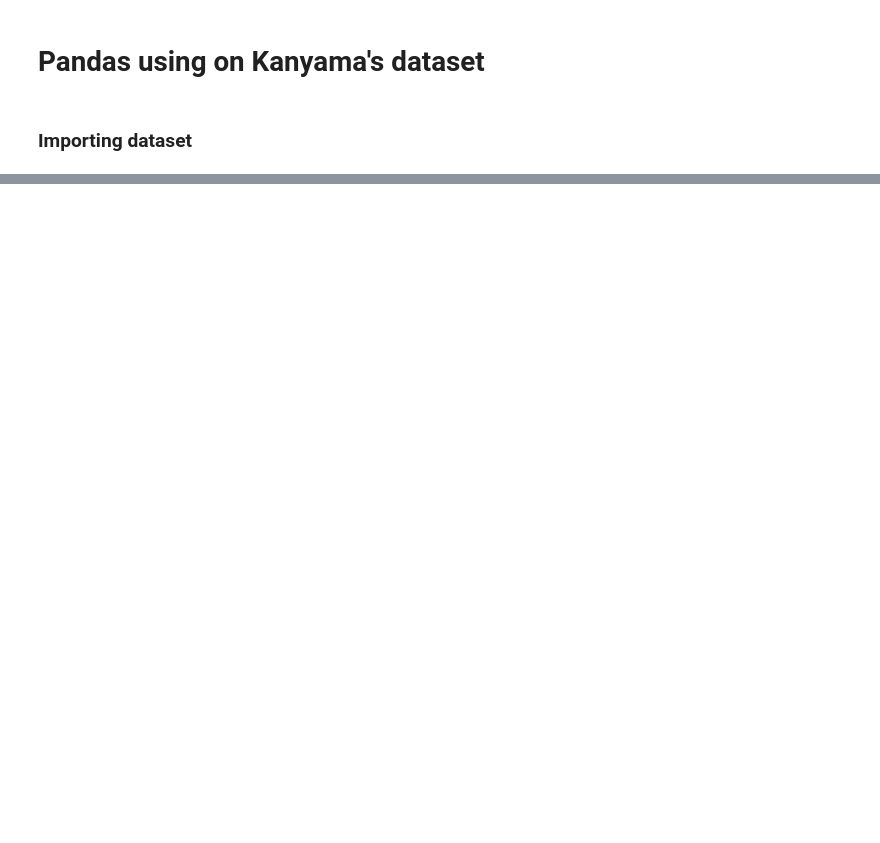
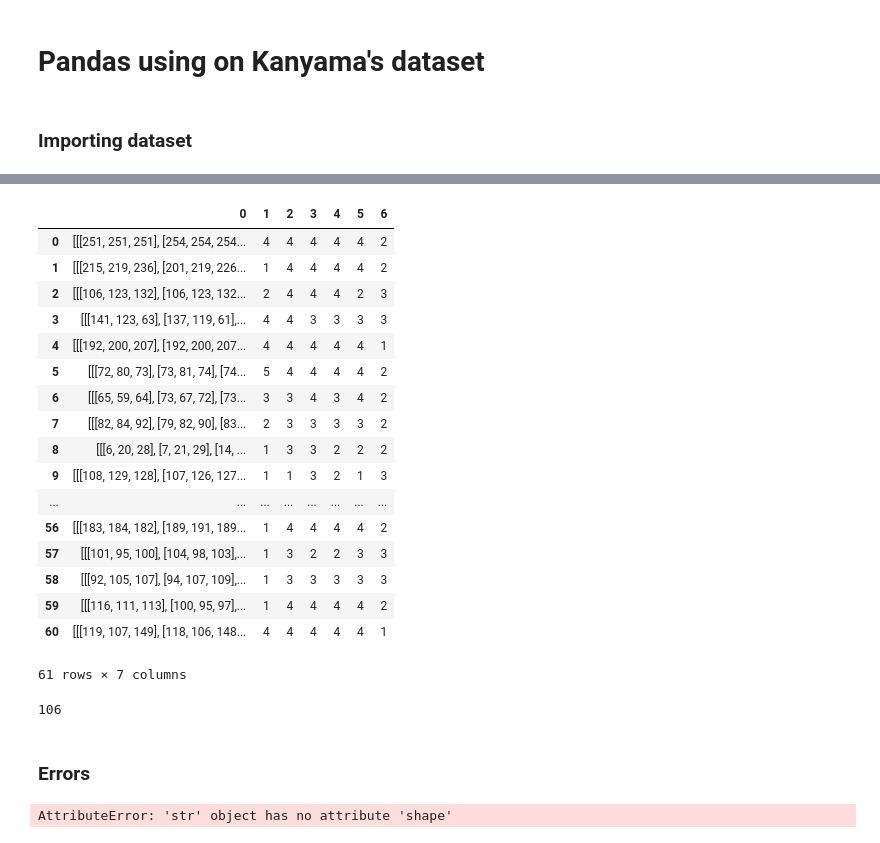
Before and after one commit to loumishima/Kanyama-Data-Exploration, a Jupyter notebook: Kanyama - Pandas.ipynb, the cells around one changed output, grey strips where cells are left out. Saved outputs shown, nothing was run; the diff lists cells and outputs as text; code cells hidden in the pictures; blank space fills up the shorter version.

```diff
--- a/Kanyama - Pandas.ipynb
+++ b/Kanyama - Pandas.ipynb
@@ -121,0 +118,45 @@ ValueError: The truth value of an array with more than one element is ambiguous.
+# %%
+# np.load("photos.npy") - Testing sample
+prototype = np.load("prot.npy")
+# %%
+Final_df = pd.DataFrame(prototype)
+
+Final_df
+# %% [output]
+|  | 0 | 1 | 2 | 3 | 4 | 5 | 6 |
+| 0 | [[[251, 251, 251], [254, 254, 254... | 4 | 4 | 4 | 4 | 4 | 2 |
+| 1 | [[[215, 219, 236], [201, 219, 226... | 1 | 4 | 4 | 4 | 4 | 2 |
+| 2 | [[[106, 123, 132], [106, 123, 132... | 2 | 4 | 4 | 4 | 2 | 3 |
+| 3 | [[[141, 123, 63], [137, 119, 61],... | 4 | 4 | 3 | 3 | 3 | 3 |
+| 4 | [[[192, 200, 207], [192, 200, 207... | 4 | 4 | 4 | 4 | 4 | 1 |
+| 5 | [[[72, 80, 73], [73, 81, 74], [74... | 5 | 4 | 4 | 4 | 4 | 2 |
+| 6 | [[[65, 59, 64], [73, 67, 72], [73... | 3 | 3 | 4 | 3 | 4 | 2 |
+| 7 | [[[82, 84, 92], [79, 82, 90], [83... | 2 | 3 | 3 | 3 | 3 | 2 |
+| 8 | [[[6, 20, 28], [7, 21, 29], [14, ... | 1 | 3 | 3 | 2 | 2 | 2 |
+| 9 | [[[108, 129, 128], [107, 126, 127... | 1 | 1 | 3 | 2 | 1 | 3 |
+| ... | ... | ... | ... | ... | ... | ... | ... |
+| 56 | [[[183, 184, 182], [189, 191, 189... | 1 | 4 | 4 | 4 | 4 | 2 |
+| 57 | [[[101, 95, 100], [104, 98, 103],... | 1 | 3 | 2 | 2 | 3 | 3 |
+| 58 | [[[92, 105, 107], [94, 107, 109],... | 1 | 3 | 3 | 3 | 3 | 3 |
+| 59 | [[[116, 111, 113], [100, 95, 97],... | 1 | 4 | 4 | 4 | 4 | 2 |
+| 60 | [[[119, 107, 149], [118, 106, 148... | 4 | 4 | 4 | 4 | 4 | 1 |
+61 rows × 7 columns
+# %%
+cv2.imshow("Toilets", dados[1])
+cv2.waitKey(0)
+# %% [output]
+106
+# %% [markdown]
+### Errors
+# %%
+import re
+
+x = [re.sub("\n  ", ",", str(i)) for i in dados['TAKE \xa0PHOTO OF INSIDE THE TOILET']]
+x = [re.sub("\n\n ", ",", str(i)) for i in dados['TAKE \xa0PHOTO OF INSIDE THE TOILET']]
+
+dados.loc[:,'TAKE \xa0PHOTO OF INSIDE THE TOILET'] = np.array(x)
+
+
+dados.loc[1,'TAKE \xa0PHOTO OF INSIDE THE TOILET'].shape
+# %% [output]
+AttributeError: 'str' object has no attribute 'shape'
```
Also changed, not shown: parts of 11 cells of this notebook, 17 other files.
